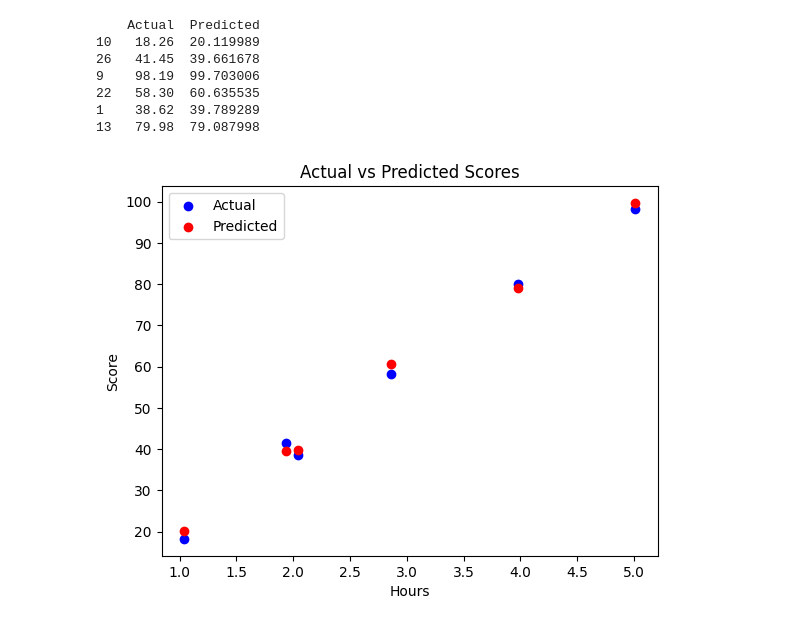
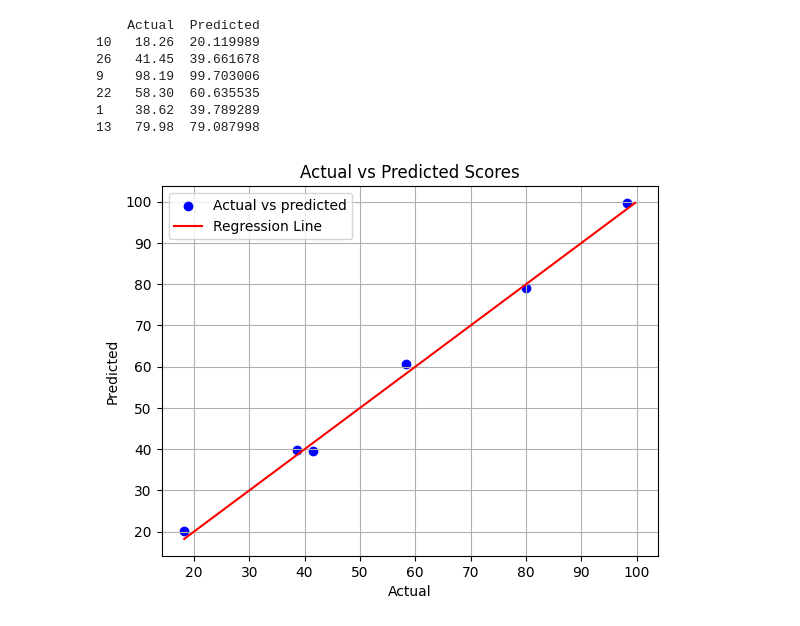
Before and after one commit to github123-alt/AnK_Internship, a Jupyter notebook: Day_2_at_AnK.ipynb, the cells around one changed output. Drawn from its saved outputs; the diff is of its cells as text; code cells hidden in the pictures.

```diff
--- a/Day_2_at_AnK.ipynb
+++ b/Day_2_at_AnK.ipynb
@@ -99,12 +99,18 @@ print(results)
 1    38.62  39.789289
 13   79.98  79.087998
 # %%
-plt.scatter(X_test['Hours'], y_test, color='blue', label='Actual')
-plt.scatter(X_test['Hours'], y_pred, color='red', label='Predicted')
-plt.xlabel('Hours')
-plt.ylabel('Score')
+plt.scatter( y_test, y_pred, color='blue', label='Actual vs predicted')
+
+min_val = min(y_test.min(), y_pred.min())
+max_val = max(y_test.max(), y_pred.max())
+line = np.linspace(min_val, max_val, 100)
+plt.plot(line, line, color='red', label='Regression Line')
+
+plt.xlabel('Actual')
+plt.ylabel('Predicted')
 plt.title('Actual vs Predicted Scores')
+plt.grid(True)
 plt.legend()
 plt.show()
 # %% [output]
-[figure, old version]
+[figure, new version]
```
